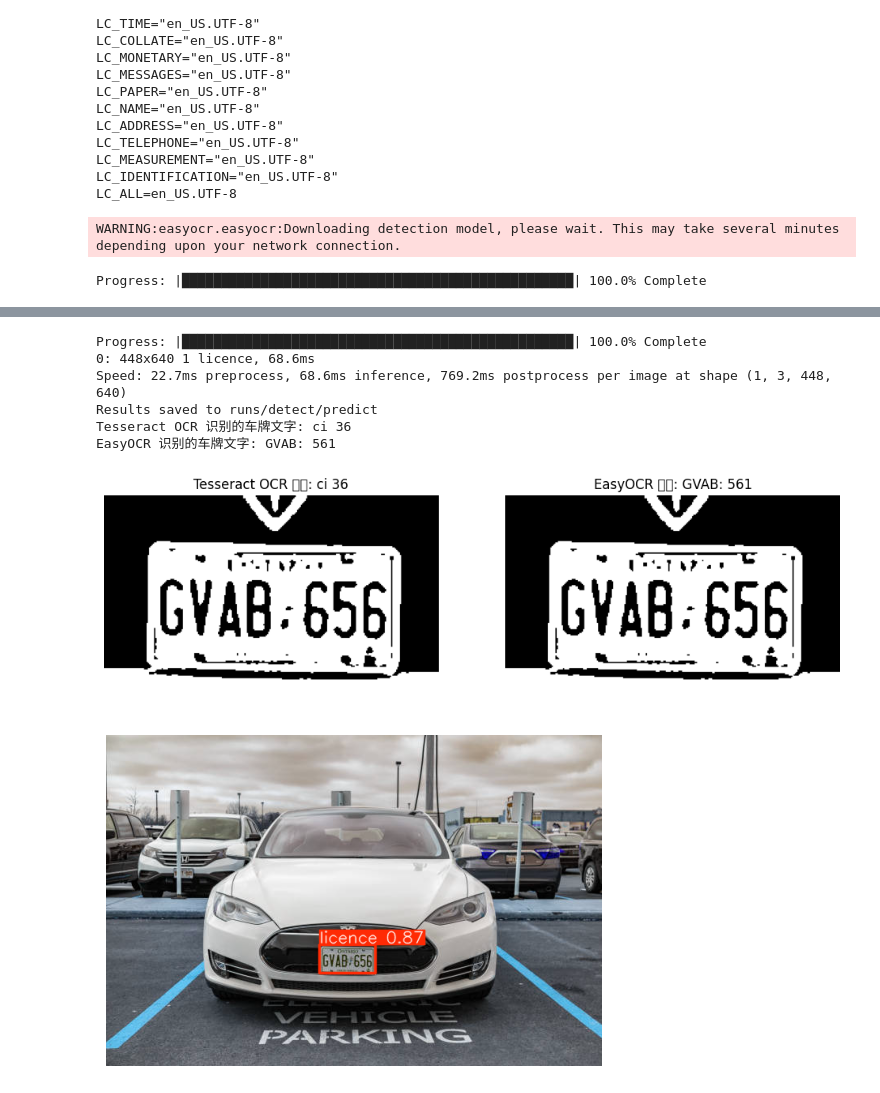
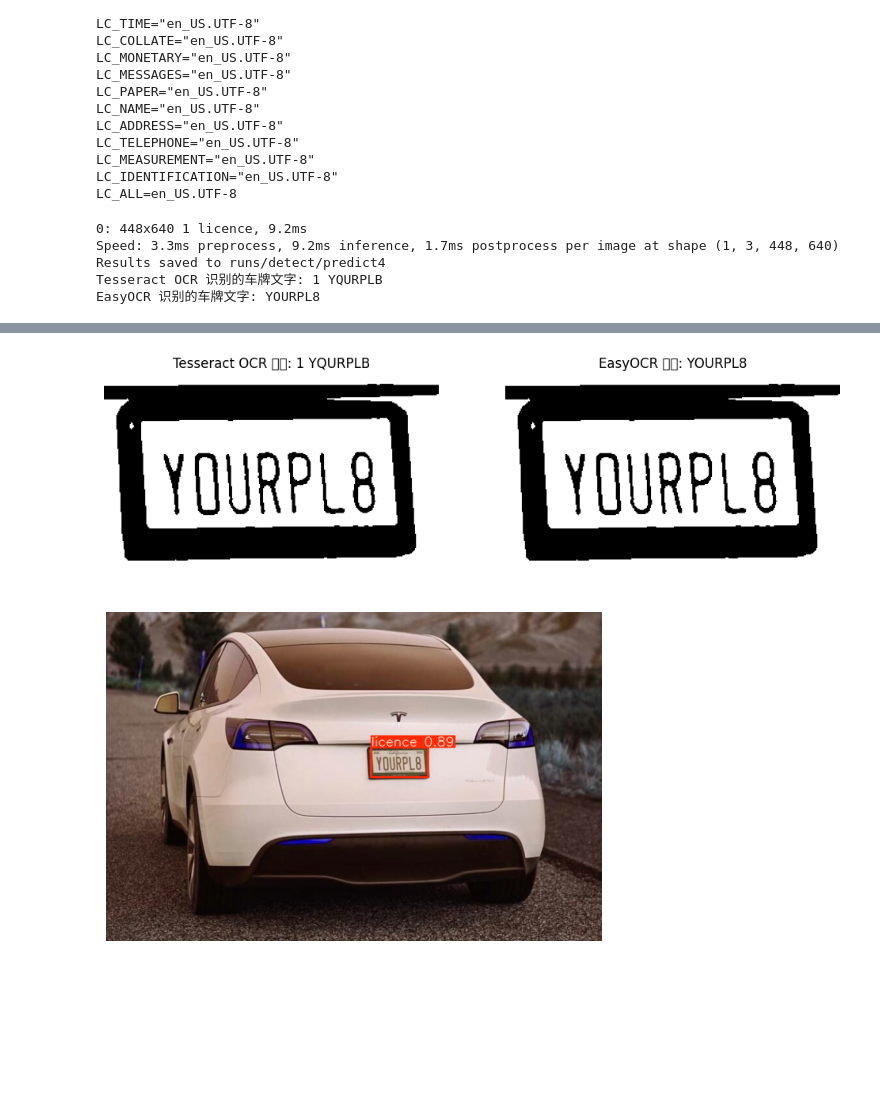
Before and after one commit to ThomasMoming/Computer-Vision-Project, a Jupyter notebook: ComputerVisionProject_LicensePlate.ipynb, the cells around one changed output, grey strips where cells are left out. Drawn from its saved outputs; the diff is of its cells as text; code cells hidden in the pictures; blank space fills up the shorter version.

```diff
--- a/ComputerVisionProject_LicensePlate.ipynb
+++ b/ComputerVisionProject_LicensePlate.ipynb
@@ -848,7 +848,7 @@ reader = easyocr.Reader(['en'], gpu=True)
 model = YOLO('/content/drive/MyDrive/License_Plate/Final_data/best1.pt')  # 加载训练好的 YOLO 模型
 
 # 下载测试图片
-url = "https://media.istockphoto.com/id/1184210830/photo/tesla-model-s-front-view.jpg?s=612x612&w=0&k=20&c=DKhqnUSrBGsc5VaOKblC8_GIyEsTHsBaGFLS-aD5wQ4="
+url = "https://www.evspeedy.com/wp-content/uploads/white-tesla-model-y-with-personalised-number-plate-768x509.jpg"
 response = requests.get(url)
 img = Image.open(BytesIO(response.content))
 
@@ -927,5 +927,8 @@ plt.imshow(result_img)
 plt.axis('off')  # 隐藏坐标轴
 plt.show()
 # %% [output]
-WARNING:easyocr.easyocr:Downloading detection model, please wait. This may take several minutes depending upon your network connection.
+0: 448x640 1 licence, 9.2ms
+Speed: 3.3ms preprocess, 9.2ms inference, 1.7ms postprocess per image at shape (1, 3, 448, 640)
+Results saved to runs/detect/predict4
+Tesseract OCR 识别的车牌文字: 1 YQURPLB
+EasyOCR 识别的车牌文字: YOURPL8
-Progress: |██████████████████████████████████████████████████| 100.0% Complete
@@ -933,8 +935,2 @@ WARNING:easyocr.easyocr:Downloading recognition model, please wait. This may tak
-Progress: |██████████████████████████████████████████████████| 100.0% Complete
-0: 448x640 1 licence, 68.6ms
-Speed: 22.7ms preprocess, 68.6ms inference, 769.2ms postprocess per image at shape (1, 3, 448, 640)
-Results saved to runs/detect/predict
-Tesseract OCR 识别的车牌文字: ci 36
-EasyOCR 识别的车牌文字: GVAB: 561
-[figure, old version]
+[figure, new version]
-[figure, old version]
+[figure, new version]
```
Also changed, not shown: parts of 1 cell of this notebook.
